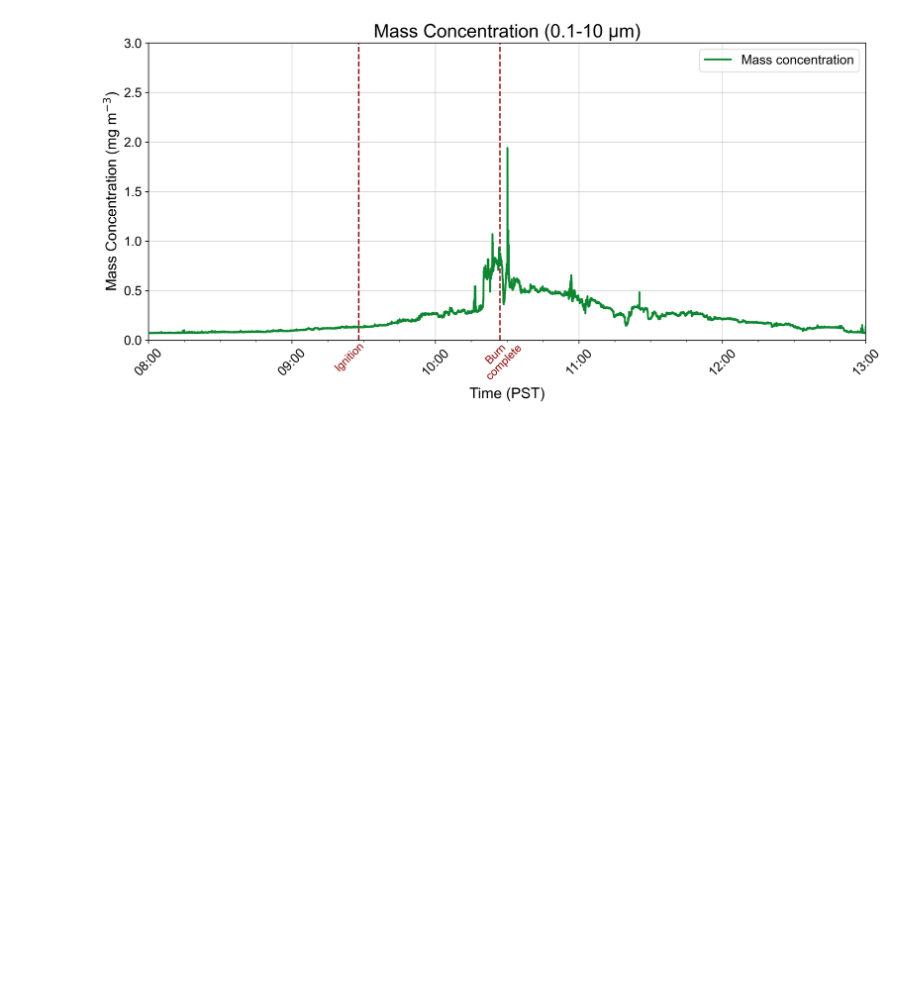
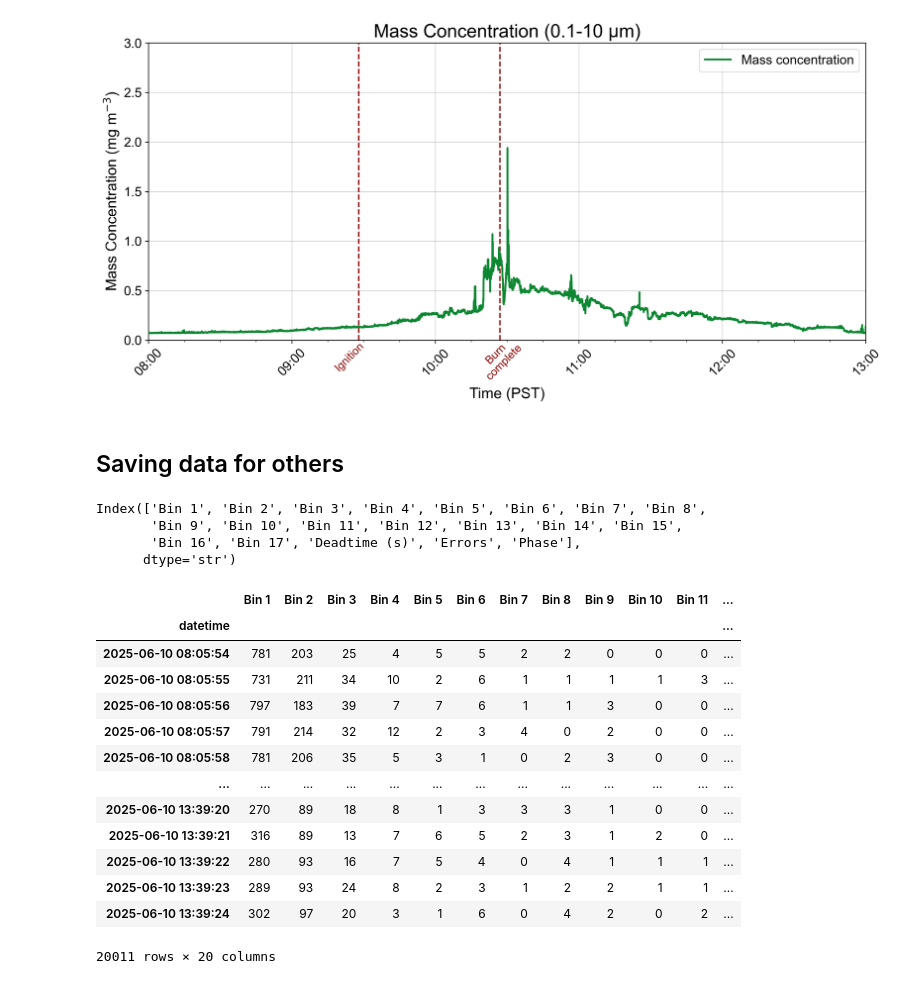
Before and after one commit to marositesUSC/yst_aerosols, a Jupyter notebook: notebooks/EGU_figures.ipynb, the cells around one changed output. Saved outputs shown, nothing was run; the diff lists cells and outputs as text; code cells hidden in the pictures; blank space fills up the shorter version.

Commit message:
Providing documentation on data and exporting for Ajinkya.

```diff
--- a/notebooks/EGU_figures.ipynb
+++ b/notebooks/EGU_figures.ipynb
@@ -89,7 +89,7 @@ def read_ops(csv_file_path):
     return [metadata_dict, df]
 
 
-ops_data_file = os.path.join(proj_dir, 'data/OPS/2025_06_10-07_55_53-TEST_001.csv')
+ops_data_file = r"..\data\00_raw\OPS\2025_06_10-07_55_53-TEST_001.csv" #'..\data\OPS\2025_06_10-07_55_53-TEST_001.csv'
 
 ops_meta, ops_df = read_ops(ops_data_file)
 
@@ -614,3 +599,34 @@ plt.ylim(0, 3.0)
 plt.show()
 # %% [output]
 [figure]
+# %% [markdown]
+## Saving data for others
+# %%
+ops_columns_drop = ['Elapsed Time [s]', 'Temperature (C)', 'Humidity (%)',
+       'Ambient Pressure (kPa)', 'Alarms', 'Unnamed: 24', 'PM1', 'PM2.5',
+       'PM10', 'PM1_smooth', 'PM25_smooth', 'PM10_smooth', '0.3-0.5 µm',
+       '0.5-1 µm', '1.0-2.5 µm', '2.5-10 µm']
+ops_df_final = ops_df.drop(columns=ops_columns_drop)
+ops_df_final.columns
+# %% [output]
+Index(['Bin 1', 'Bin 2', 'Bin 3', 'Bin 4', 'Bin 5', 'Bin 6', 'Bin 7', 'Bin 8',
+       'Bin 9', 'Bin 10', 'Bin 11', 'Bin 12', 'Bin 13', 'Bin 14', 'Bin 15',
+       'Bin 16', 'Bin 17', 'Deadtime (s)', 'Errors', 'Phase'],
+      dtype='str')
+# %%
+ops_df_final
+# %% [output]
+|  | Bin 1 | Bin 2 | Bin 3 | Bin 4 | Bin 5 | Bin 6 | Bin 7 | Bin 8 | Bin 9 | Bin 10 | Bin 11 | ... |
+| datetime |  |  |  |  |  |  |  |  |  |  |  | ... |
+| 2025-06-10 08:05:54 | 781 | 203 | 25 | 4 | 5 | 5 | 2 | 2 | 0 | 0 | 0 | ... |
+| 2025-06-10 08:05:55 | 731 | 211 | 34 | 10 | 2 | 6 | 1 | 1 | 1 | 1 | 3 | ... |
+| 2025-06-10 08:05:56 | 797 | 183 | 39 | 7 | 7 | 6 | 1 | 1 | 3 | 0 | 0 | ... |
+| 2025-06-10 08:05:57 | 791 | 214 | 32 | 12 | 2 | 3 | 4 | 0 | 2 | 0 | 0 | ... |
+| 2025-06-10 08:05:58 | 781 | 206 | 35 | 5 | 3 | 1 | 0 | 2 | 3 | 0 | 0 | ... |
+| ... | ... | ... | ... | ... | ... | ... | ... | ... | ... | ... | ... | ... |
+| 2025-06-10 13:39:20 | 270 | 89 | 18 | 8 | 1 | 3 | 3 | 3 | 1 | 0 | 0 | ... |
+| 2025-06-10 13:39:21 | 316 | 89 | 13 | 7 | 6 | 5 | 2 | 3 | 1 | 2 | 0 | ... |
+| 2025-06-10 13:39:22 | 280 | 93 | 16 | 7 | 5 | 4 | 0 | 4 | 1 | 1 | 1 | ... |
+| 2025-06-10 13:39:23 | 289 | 93 | 24 | 8 | 2 | 3 | 1 | 2 | 2 | 1 | 1 | ... |
+| 2025-06-10 13:39:24 | 302 | 97 | 20 | 3 | 1 | 6 | 0 | 4 | 2 | 0 | 2 | ... |
+20011 rows × 20 columns
```
Also changed, not shown: parts of 6 cells of this notebook, 6 other files.
